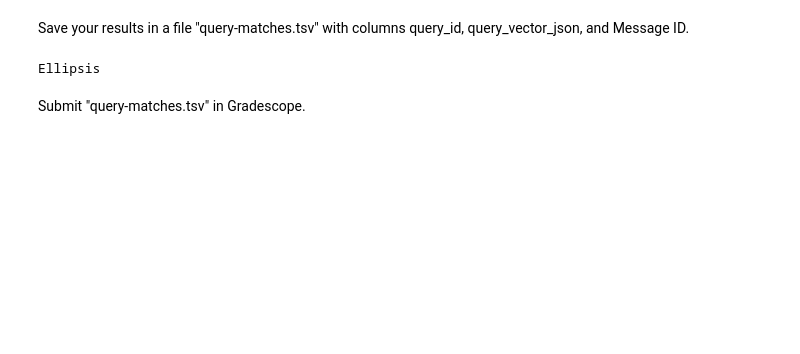
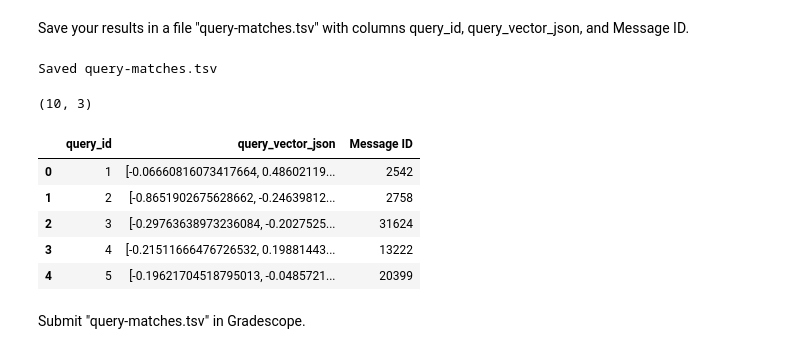
Before and after one commit to Rocking-Priya/704-fall-projects-2025, a Jupyter notebook: project.ipynb, the cells around one changed output. Cells and saved outputs as stored; diff of their text form; code cells hidden in the pictures; blank space fills up the shorter version.

```diff
--- a/project.ipynb
+++ b/project.ipynb
@@ -184,2 +304,31 @@ Ellipsis
 # %% [markdown]
 Submit "coefficients.tsv" in Gradescope.
+# %%
+import pandas as pd, numpy as np, json
+from pathlib import Path
+
+# 1) file exists and columns are correct
+print("coefficients.tsv exists:", Path("coefficients.tsv").exists())
+coef_check = pd.read_csv("coefficients.tsv", sep="\t")
+print("columns:", coef_check.columns.tolist())
+print("rows:", coef_check.shape)
+
+# 2) correct dim range and unique dims
+print("dim min/max:", coef_check["dim"].min(), coef_check["dim"].max())
+print("any missing dims?", set(range(768)) - set(coef_check["dim"].astype(int).tolist()))
+
+# 3) coefficient dtype
+print("coefficient dtype:", coef_check["coefficient"].dtype)
+
+# 4) verify model coef length against expected embedding dim
+print("len(model.coef_):", len(model.coef_))
+assert len(model.coef_) == 768, "Coefficient length is not 768!"
+
+# 5) check labels mapping (spam -> 1, ham -> 0) and no NaNs in y
+print("label values:", np.unique(y))
+print("any NaNs in X or y?", np.isnan(X).any(), np.isnan(y).any())
+
+# 6) validate embeddings shape loaded from file (sanity)
+df_emb = pd.read_csv("embeddings.tsv.gz", sep="\t")
+first_vec = json.loads(df_emb.iloc[0]["embedding_vector_json"])
+print("first embedding length:", len(first_vec))
@@ -197,10 +428,23 @@ Ellipsis
 # %% [markdown]
 Save your results in a file "query-matches.tsv" with columns query_id, query_vector_json, and Message ID.
-# %%
-# YOUR CHANGES HERE
-
-...
-# %% [output]
-Ellipsis
+# %%
+# YOUR CHANGES HERE
+
+# Saving cell — REQUIRED OUTPUT
+out_df.to_csv("query-matches.tsv", sep="\t", index=False)
+print("Saved query-matches.tsv")
+# %% [output]
+Saved query-matches.tsv
+# %%
+print(out_df.shape)
+out_df.head()
+# %% [output]
+(10, 3)
+|  | query_id | query_vector_json | Message ID |
+| 0 | 1 | [-0.06660816073417664, 0.48602119... | 2542 |
+| 1 | 2 | [-0.8651902675628662, -0.24639812... | 2758 |
+| 2 | 3 | [-0.29763638973236084, -0.2027525... | 31624 |
+| 3 | 4 | [-0.21511666476726532, 0.19881443... | 13222 |
+| 4 | 5 | [-0.19621704518795013, -0.0485721... | 20399 |
 # %% [markdown]
 Submit "query-matches.tsv" in Gradescope.
```
Also changed, not shown: parts of 21 cells of this notebook.
